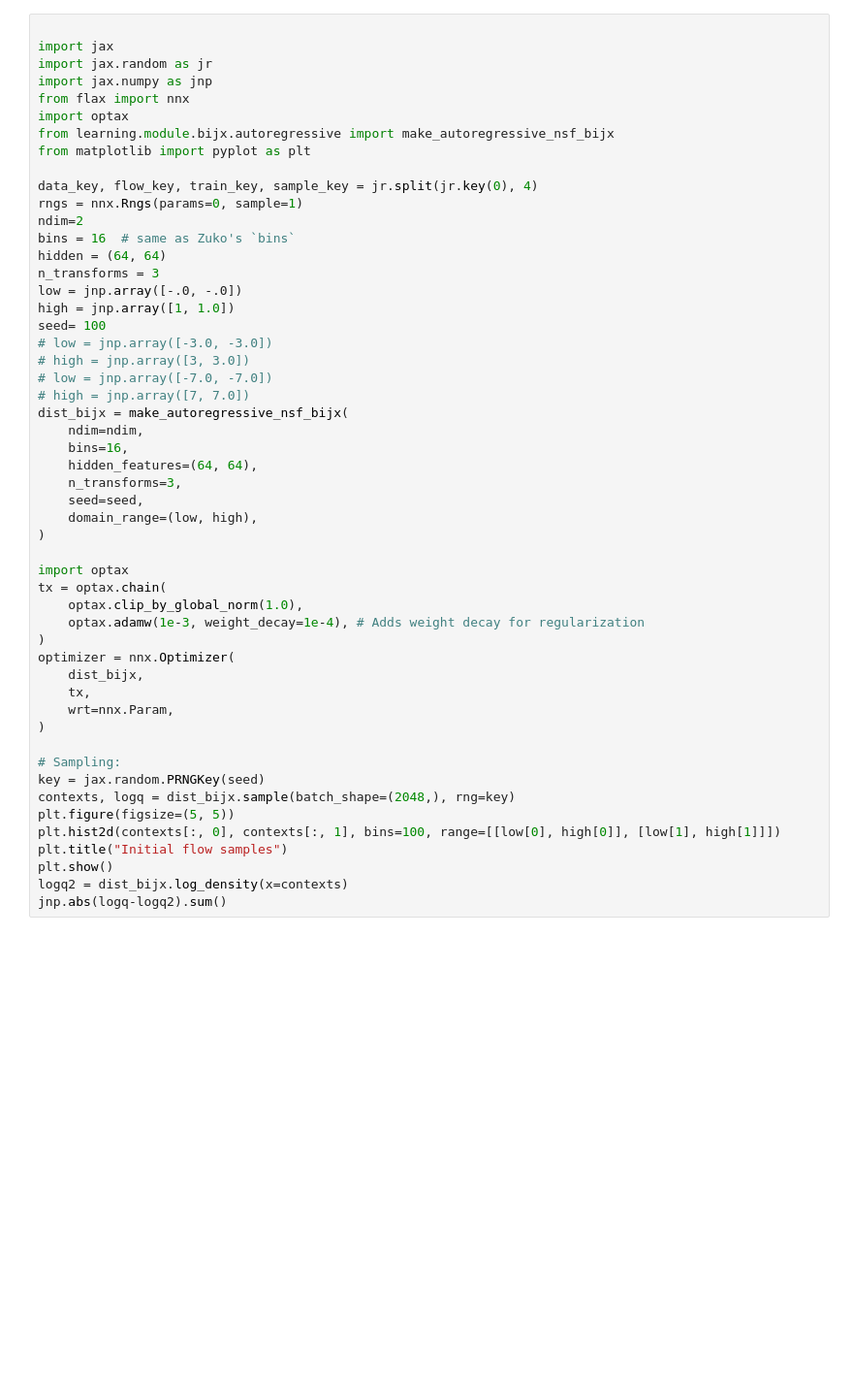
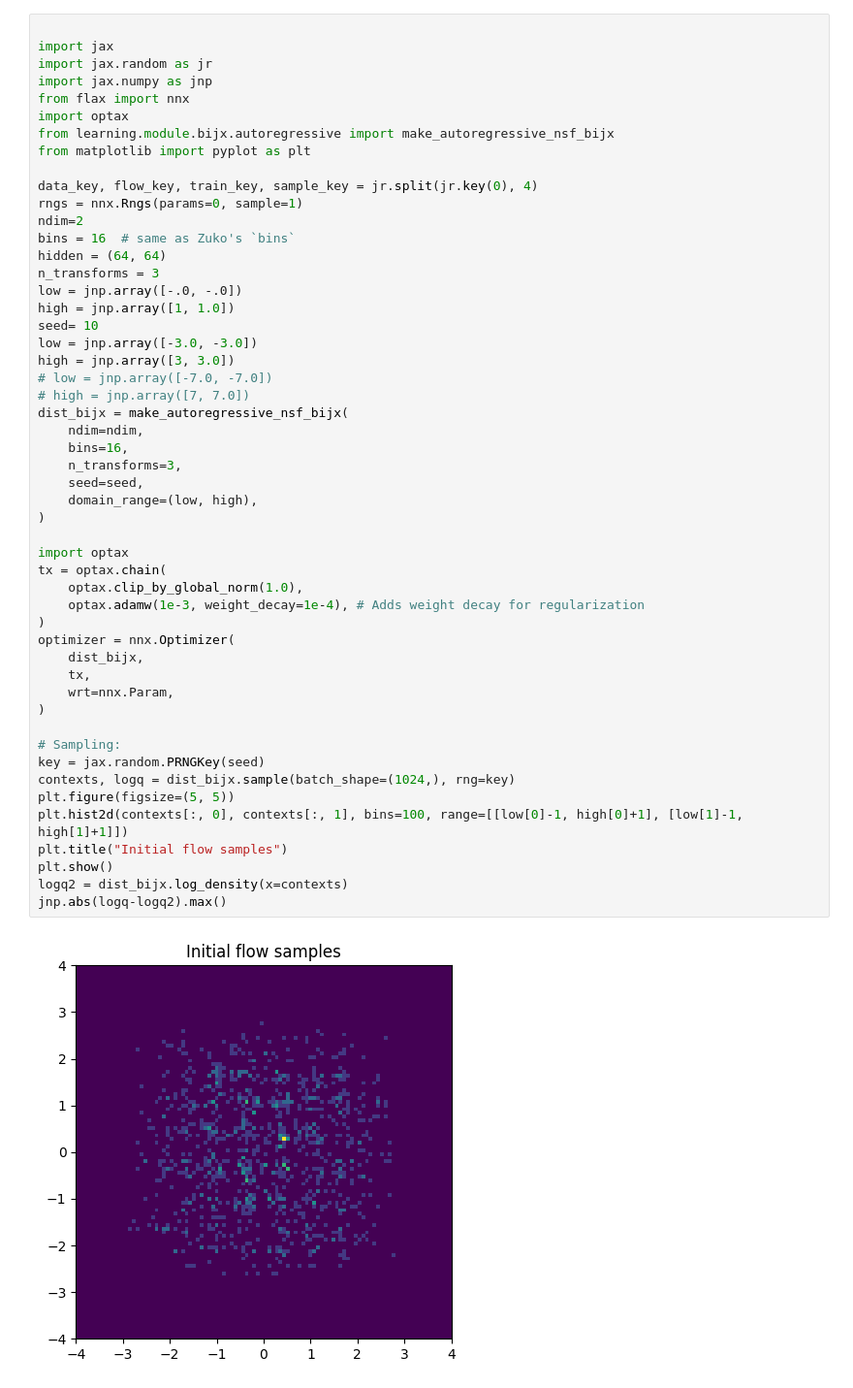
Before and after one commit to jeongsukchul/risk-sensitive-domain-randomization, a Jupyter notebook: learning/agents/sampler_ppo/toy_experiments/test_NF_NS.ipynb, the cells around one changed output. Shown at 97% size. Cells and saved outputs as stored; diff of their text form; blank space fills up the shorter version.

```diff
--- a/learning/agents/sampler_ppo/toy_experiments/test_NF_NS.ipynb
+++ b/learning/agents/sampler_ppo/toy_experiments/test_NF_NS.ipynb
@@ -20,38 +21,38 @@ hidden = (64, 64)
 n_transforms = 3
 low = jnp.array([-.0, -.0])
 high = jnp.array([1, 1.0])
-seed= 100
-# low = jnp.array([-3.0, -3.0])
-# high = jnp.array([3, 3.0])
+seed= 10
+low = jnp.array([-3.0, -3.0])
+high = jnp.array([3, 3.0])
 # low = jnp.array([-7.0, -7.0])
 # high = jnp.array([7, 7.0])
 dist_bijx = make_autoregressive_nsf_bijx(
     ndim=ndim,
     bins=16,
-    hidden_features=(64, 64),
     n_transforms=3,
     seed=seed,
     domain_range=(low, high),
 )
 
 import optax
 tx = optax.chain(
     optax.clip_by_global_norm(1.0),
     optax.adamw(1e-3, weight_decay=1e-4), # Adds weight decay for regularization
 )
 optimizer = nnx.Optimizer(
     dist_bijx,
     tx,
     wrt=nnx.Param,
 )
 
 # Sampling:
 key = jax.random.PRNGKey(seed)
-contexts, logq = dist_bijx.sample(batch_shape=(2048,), rng=key)
+contexts, logq = dist_bijx.sample(batch_shape=(1024,), rng=key)
 plt.figure(figsize=(5, 5))
-plt.hist2d(contexts[:, 0], contexts[:, 1], bins=100, range=[[low[0], high[0]], [low[1], high[1]]])
+plt.hist2d(contexts[:, 0], contexts[:, 1], bins=100, range=[[low[0]-1, high[0]+1], [low[1]-1, high[1]+1]])
 plt.title("Initial flow samples")
 plt.show()
 logq2 = dist_bijx.log_density(x=contexts)
-jnp.abs(logq-logq2).sum()
+jnp.abs(logq-logq2).max()
 # %% [output]
+[figure, new version]
```
Also changed, not shown: parts of 4 cells of this notebook, 49 other files.
